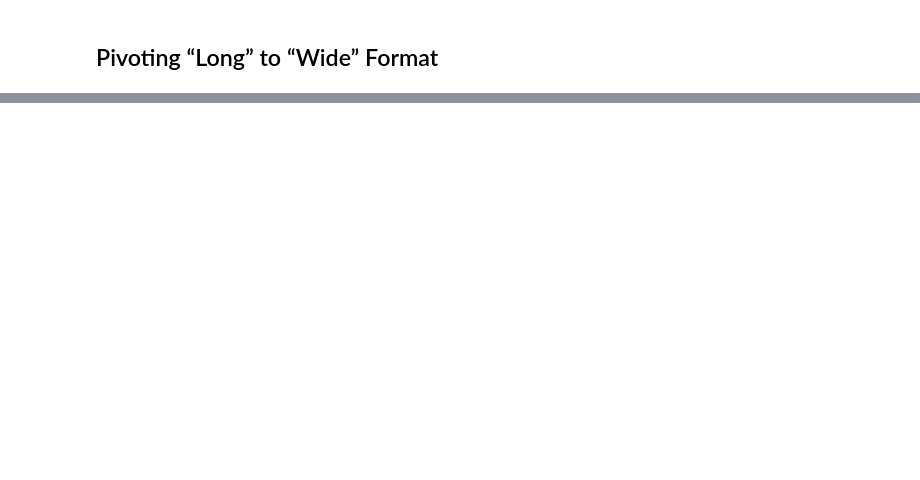
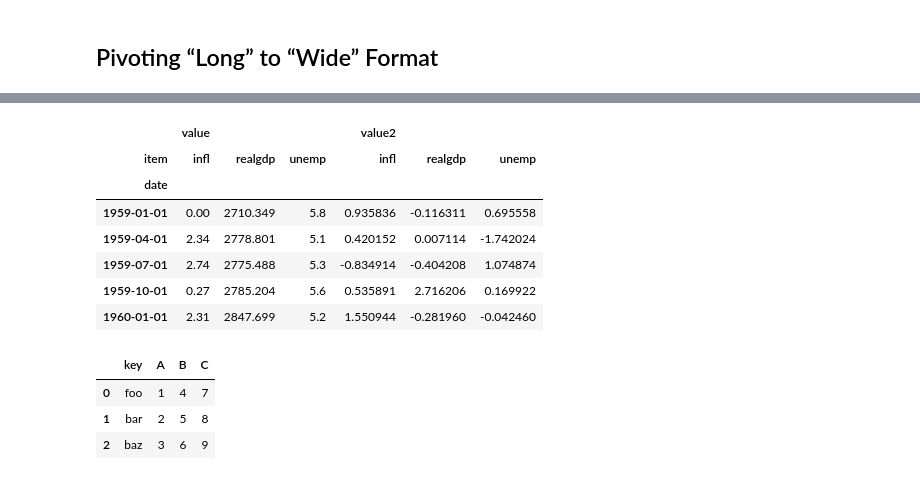
Before and after one commit to relabreche874/WesCh5, a Jupyter notebook: Chapter8WorkAlong.ipynb, the cells around one changed output, grey strips where cells are left out. Saved outputs shown, nothing was run; the diff lists cells and outputs as text; code cells hidden in the pictures; blank space fills up the shorter version.

```diff
--- a/Chapter8WorkAlong.ipynb
+++ b/Chapter8WorkAlong.ipynb
@@ -1135,12 +1076,22 @@ date
+# %%
+unstacked = long_data.set_index(["date", "item"]).unstack(level="item")
+
+unstacked.head()
+# %% [output]
+|  | value |  |  | value2 |  |  |
+| item | infl | realgdp | unemp | infl | realgdp | unemp |
+| date |  |  |  |  |  |  |
+| 1959-01-01 | 0.00 | 2710.349 | 5.8 | 0.935836 | -0.116311 | 0.695558 |
+| 1959-04-01 | 2.34 | 2778.801 | 5.1 | 0.420152 | 0.007114 | -1.742024 |
+| 1959-07-01 | 2.74 | 2775.488 | 5.3 | -0.834914 | -0.404208 | 1.074874 |
+| 1959-10-01 | 0.27 | 2785.204 | 5.6 | 0.535891 | 2.716206 | 0.169922 |
+| 1960-01-01 | 2.31 | 2847.699 | 5.2 | 1.550944 | -0.281960 | -0.042460 |
 # %%
-In [166]: df = pd.DataFrame({"key": ["foo", "bar", "baz"],
-   .....:                    "A": [1, 2, 3],
-   .....:                    "B": [4, 5, 6],
-   .....:                    "C": [7, 8, 9]})
+df = pd.DataFrame({"key": ["foo", "bar", "baz"], "A": [1, 2, 3], "B": [4, 5, 6], "C": [7, 8, 9]})
 
-In [167]: df
-Out[167]:
-   key  A  B  C
-0  foo  1  4  7
-1  bar  2  5  8
-2  baz  3  6  9
+df
+# %% [output]
+|  | key | A | B | C |
+| 0 | foo | 1 | 4 | 7 |
+| 1 | bar | 2 | 5 | 8 |
+| 2 | baz | 3 | 6 | 9 |
```
Also changed, not shown: parts of 172 cells of this notebook, 1 other file.
